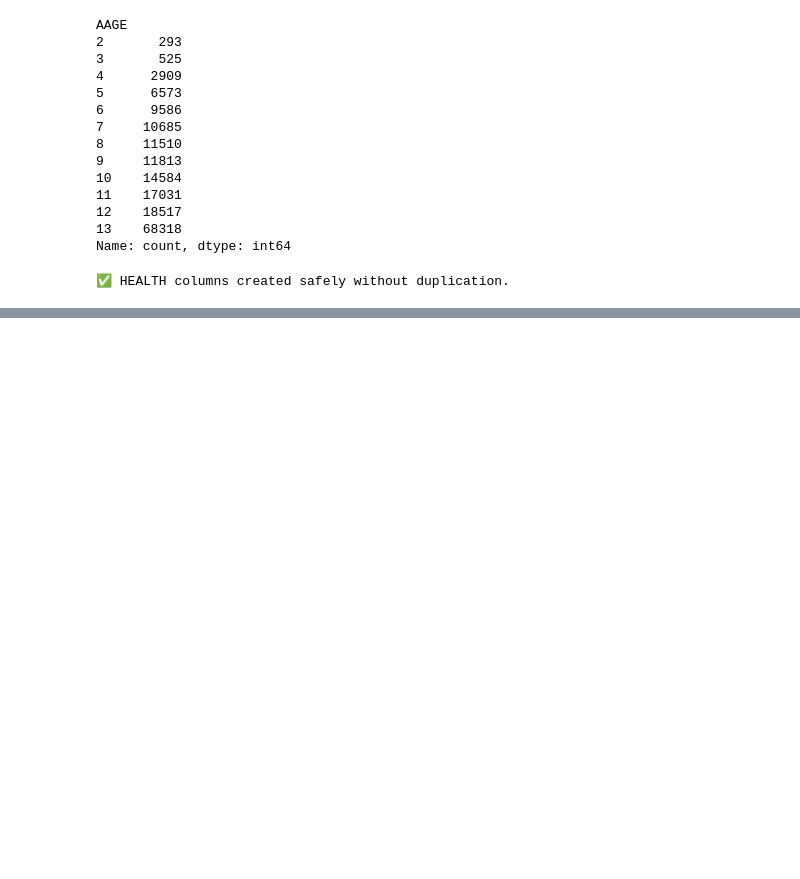
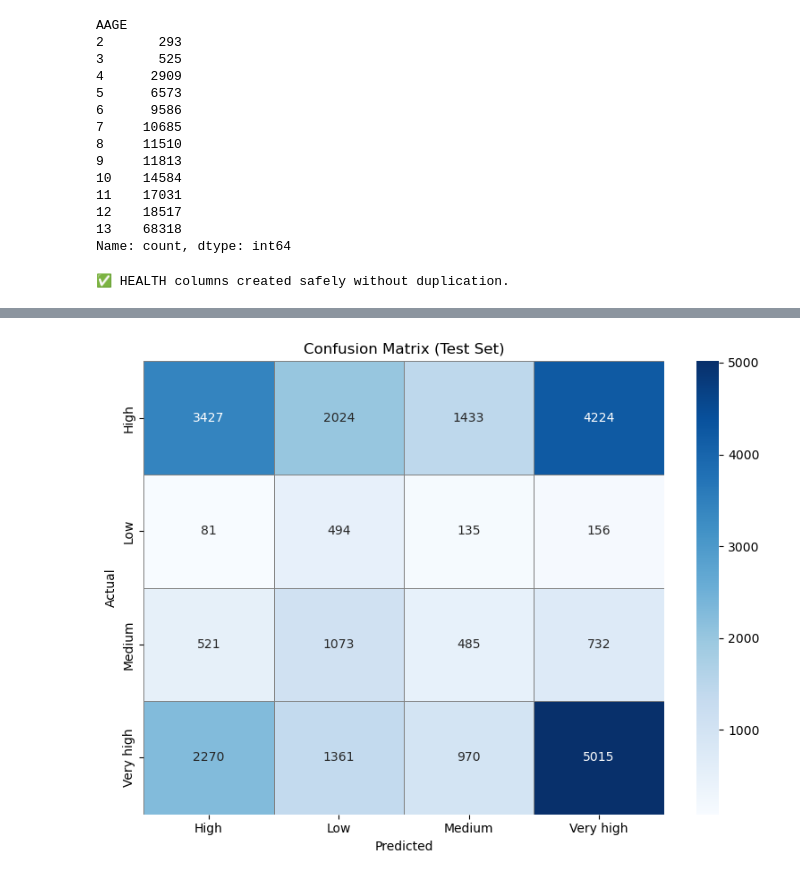
Before and after one commit to maxemporor/MSc-project, a Jupyter notebook: MSc.ipynb, the cells around one changed output, grey strips where cells are left out. Saved outputs shown, nothing was run; the diff lists cells and outputs as text; code cells hidden in the pictures; blank space fills up the shorter version.

```diff
--- a/MSc.ipynb
+++ b/MSc.ipynb
@@ -667,0 +507,24 @@ plt.show()
+# %%
+from sklearn.linear_model import LogisticRegression
+from sklearn.metrics import classification_report, confusion_matrix
+import seaborn as sns
+import matplotlib.pyplot as plt
+
+# Step 1: Initialize multinomial logistic regression
+logreg = LogisticRegression(
+    multi_class='multinomial',
+    solver='lbfgs',
+    max_iter=1000,
+    class_weight='balanced',
+    random_state=42
+)
+
+# Step 2: Fit the model
+logreg.fit(X_train, y_train)
+
+# Step 3: Make predictions on the test set
+y_pred = logreg.predict(X_test)
+
+# Step 4: Evaluate performance
+print("Classification Report (Test Set):")
+print(classification_report(y_test, y_pred))
@@ -667,0 +543,21 @@ plt.show()
+# %%
+from sklearn.metrics import confusion_matrix
+
+# Generate confusion matrix
+cm = confusion_matrix(y_test, y_pred, labels=logreg.classes_)
+
+# Plot the heatmap
+plt.figure(figsize=(8, 6))
+sns.heatmap(cm, annot=True, fmt='d', cmap='Blues',
+            xticklabels=logreg.classes_,
+            yticklabels=logreg.classes_,
+            linewidths=0.5, linecolor='gray')
+
+# Add labels and title
+plt.xlabel('Predicted')
+plt.ylabel('Actual')
+plt.title('Confusion Matrix (Test Set)')
+plt.tight_layout()
+plt.show()
+# %% [output]
+[figure, added]
```
Also changed, not shown: parts of 23 cells of this notebook.
